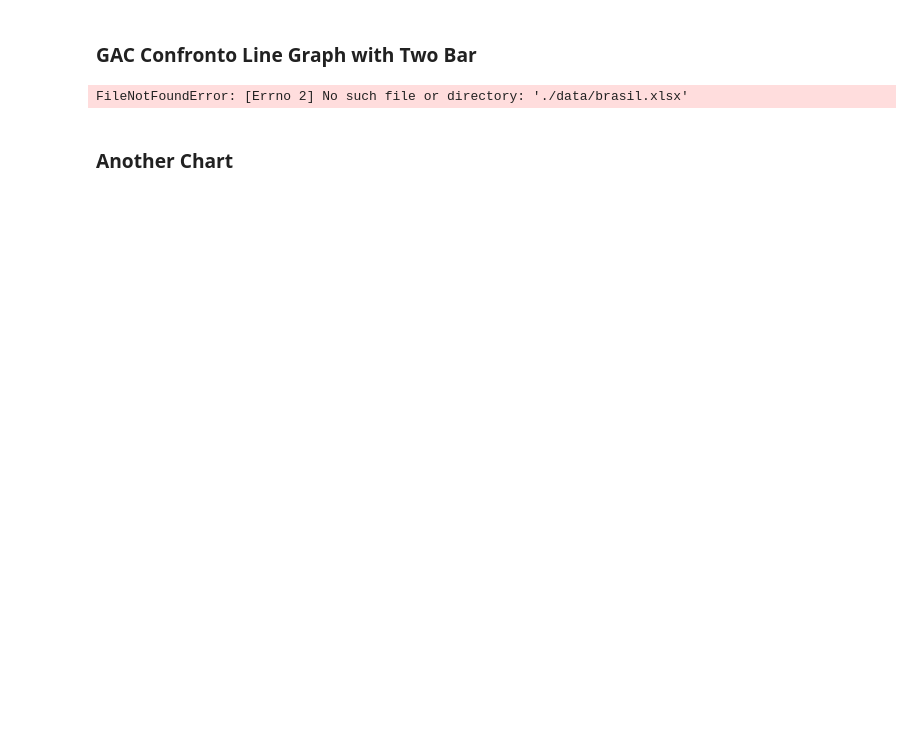
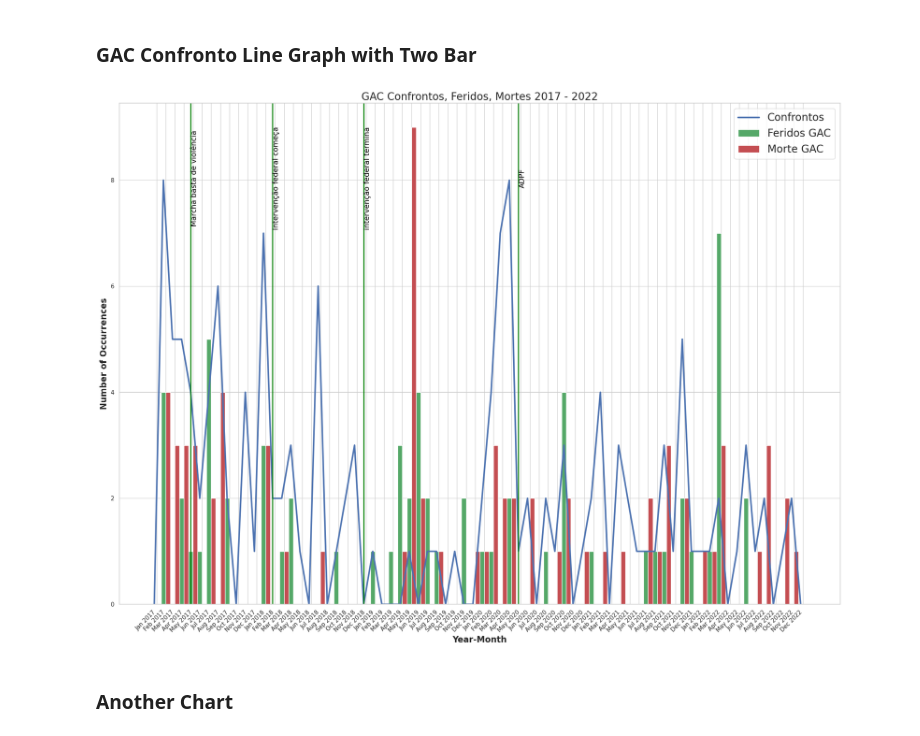
Before and after one commit to herman-rogers/brasil_data_viz, a Jupyter notebook: notebooks/gac_data.ipynb, the cells around one changed output. Saved outputs shown, nothing was run; the diff lists cells and outputs as text; code cells hidden in the pictures; blank space fills up the shorter version.

```diff
--- a/notebooks/gac_data.ipynb
+++ b/notebooks/gac_data.ipynb
@@ -66,13 +83,6 @@ plt.tight_layout()
 ### GAC Confronto Line Graph with Two Bar
 # %%
 import seaborn as sns
-
-df = pd.read_excel("./data/brasil.xlsx")
-df = df.dropna(subset=['yearmo', 'Confronto_GAC'])
-df = df.fillna(0)
-
-# Convert date to standard date format
-df['yearmo'] = pd.to_datetime(df['yearmo'].str.replace('m', '-'), format='%Y-%m').dt.strftime('%b %Y')
 
 width=25
 
@@ -80,35 +90,48 @@ x = df['yearmo']
 y = df['Confronto_GAC']
 z = df['feridos_GAC']
 k = df['Morte_GAC']
 
 sns.set(style="whitegrid")
 sns.color_palette()
 
 fig, ax = plt.subplots(figsize=(20, 15))
 
 # Define the line graphs
 ax.plot(x, y, color='b', label='Confrontos', linewidth=3)
 ax.set_xlabel('Year-Month', fontweight='bold', fontsize=16)
 ax.set_ylabel('Number of Incidents', fontweight='bold', fontsize=16)
 ax.tick_params(axis='y')
 
 # Define the two bar graphs
 bar_width = 0.5
 r1 = np.arange(len(x))
 r2 = [n + bar_width for n in r1]
 
 ax.bar(r1, z, color='g', width=bar_width, label='Feridos GAC')
 ax.bar(r2, k, color='r', width=bar_width, label='Morte GAC')
+for _, row in df.iterrows():
+    if pd.isnull(row['event']) or pd.isnull(row['event_date']):
+        continue
+    plt.axvline(row['event_date'], color='green', linestyle='-', linewidth=2)
+    plt.text(
+        row['event_date'],
+        plt.gca().get_ylim()[1] * 0.85,
+        row['event'],
+        rotation=90,
+        verticalalignment='center',
+        fontsize=14,
+        color='black'
+    )
+
 ax.set_ylabel('Number of Occurrences', fontweight='bold', fontsize=16)
-
 ax.set_xticks([r + bar_width/2 for r in range(len(x))])
 ax.set_xticklabels(x, rotation=45, ha='right')
 ax.legend(fontsize=20)
 
 plt.title('GAC Confrontos, Feridos, Mortes 2017 - 2022', fontsize=20)
 plt.tight_layout()
 # %% [output]
-FileNotFoundError: [Errno 2] No such file or directory: './data/brasil.xlsx'
+[figure, added]
 # %% [markdown]
 ### Another Chart
 # %%
```
Also changed, not shown: parts of 3 cells of this notebook, 6 other files.
